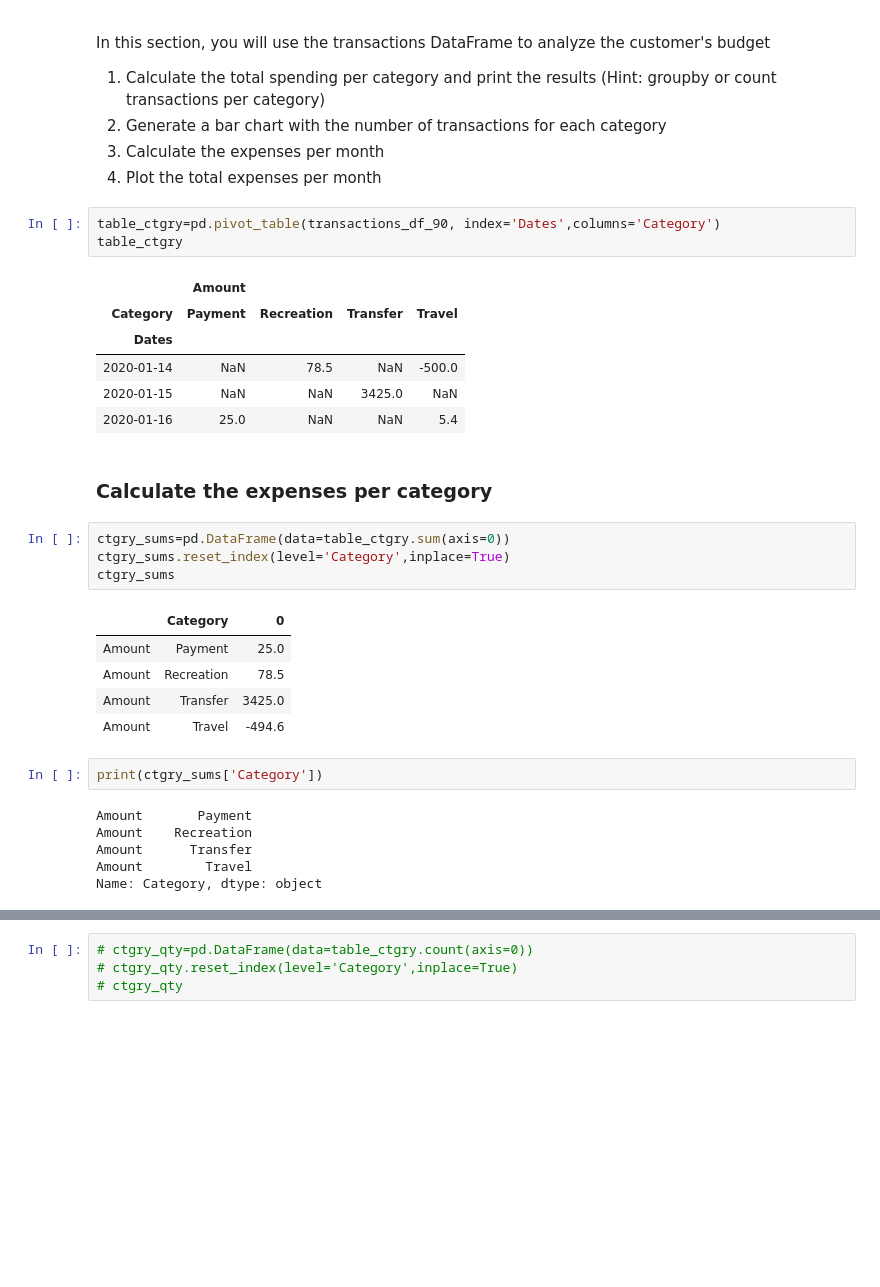
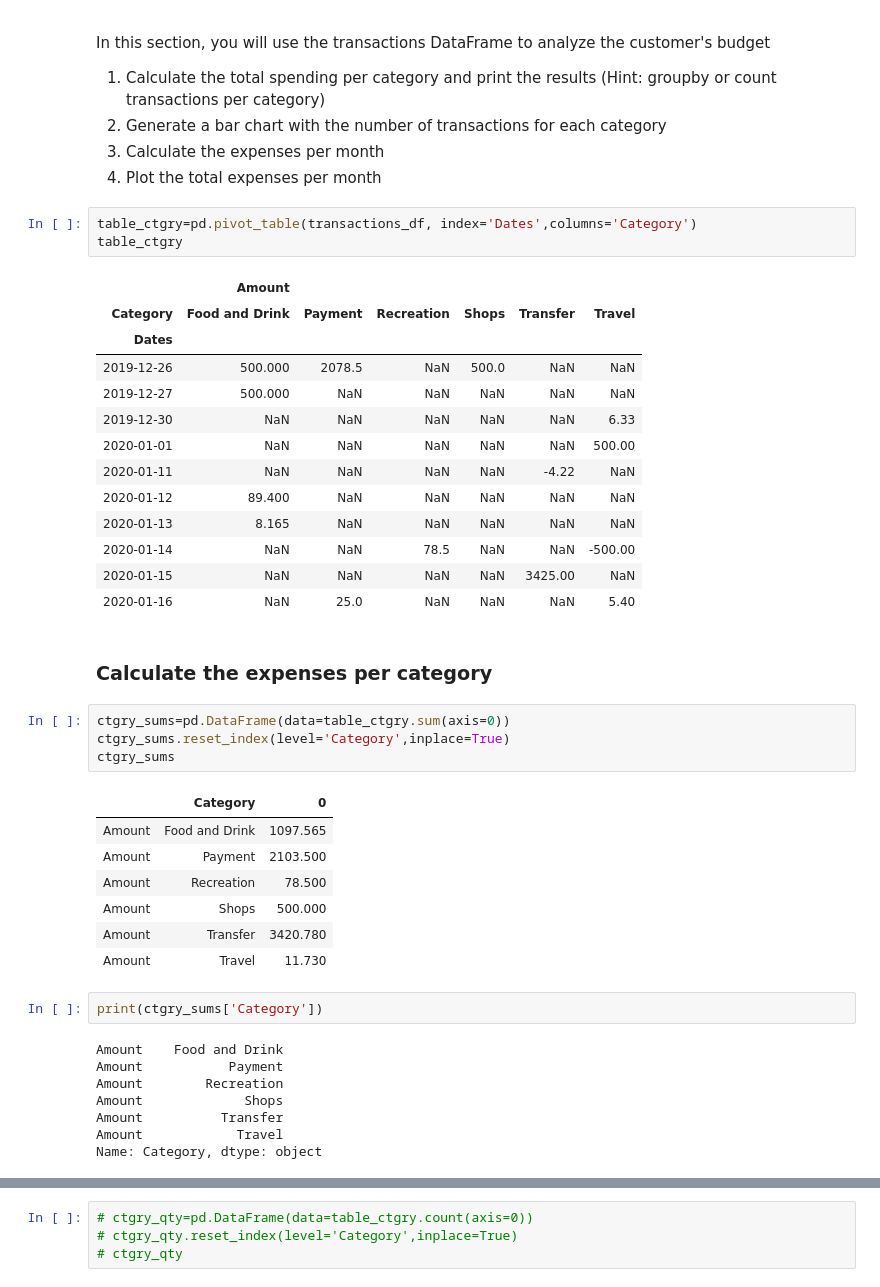
Before and after one commit to exposuretherapy/Learning-APIs, a Jupyter notebook: account_summary.ipynb, the cells around one changed output, grey strips where cells are left out. Cells and saved outputs as stored; diff of their text form; blank space fills up the shorter version.

```diff
--- a/account_summary.ipynb
+++ b/account_summary.ipynb
@@ -150,15 +150,22 @@ In this section, you will use the transactions DataFrame to analyze the customer
 3. Calculate the expenses per month
 4. Plot the total expenses per month
 # %%
-table_ctgry=pd.pivot_table(transactions_df_90, index='Dates',columns='Category')
+table_ctgry=pd.pivot_table(transactions_df, index='Dates',columns='Category')
 table_ctgry
 # %% [output]
-|  | Amount |  |  |  |
-| Category | Payment | Recreation | Transfer | Travel |
-| Dates |  |  |  |  |
-| 2020-01-14 | NaN | 78.5 | NaN | -500.0 |
-| 2020-01-15 | NaN | NaN | 3425.0 | NaN |
-| 2020-01-16 | 25.0 | NaN | NaN | 5.4 |
+|  | Amount |  |  |  |  |  |
+| Category | Food and Drink | Payment | Recreation | Shops | Transfer | Travel |
+| Dates |  |  |  |  |  |  |
+| 2019-12-26 | 500.000 | 2078.5 | NaN | 500.0 | NaN | NaN |
+| 2019-12-27 | 500.000 | NaN | NaN | NaN | NaN | NaN |
+| 2019-12-30 | NaN | NaN | NaN | NaN | NaN | 6.33 |
+| 2020-01-01 | NaN | NaN | NaN | NaN | NaN | 500.00 |
+| 2020-01-11 | NaN | NaN | NaN | NaN | -4.22 | NaN |
+| 2020-01-12 | 89.400 | NaN | NaN | NaN | NaN | NaN |
+| 2020-01-13 | 8.165 | NaN | NaN | NaN | NaN | NaN |
+| 2020-01-14 | NaN | NaN | 78.5 | NaN | NaN | -500.00 |
+| 2020-01-15 | NaN | NaN | NaN | NaN | 3425.00 | NaN |
+| 2020-01-16 | NaN | 25.0 | NaN | NaN | NaN | 5.40 |
 # %% [markdown]
 ### Calculate the expenses per category
 # %%
@@ -167,17 +174,21 @@ ctgry_sums.reset_index(level='Category',inplace=True)
 ctgry_sums
 # %% [output]
 |  | Category | 0 |
-| Amount | Payment | 25.0 |
-| Amount | Recreation | 78.5 |
-| Amount | Transfer | 3425.0 |
-| Amount | Travel | -494.6 |
+| Amount | Food and Drink | 1097.565 |
+| Amount | Payment | 2103.500 |
+| Amount | Recreation | 78.500 |
+| Amount | Shops | 500.000 |
+| Amount | Transfer | 3420.780 |
+| Amount | Travel | 11.730 |
 # %%
 print(ctgry_sums['Category'])
 # %% [output]
-Amount       Payment
-Amount    Recreation
-Amount      Transfer
-Amount        Travel
+Amount    Food and Drink
+Amount           Payment
+Amount        Recreation
+Amount             Shops
+Amount          Transfer
+Amount            Travel
 Name: Category, dtype: object
 # %%
 ctgry_spending=plt.pie(ctgry_sums[0],labels=ctgry_sums['Category'])
```
Also changed, not shown: parts of 6 cells of this notebook.
